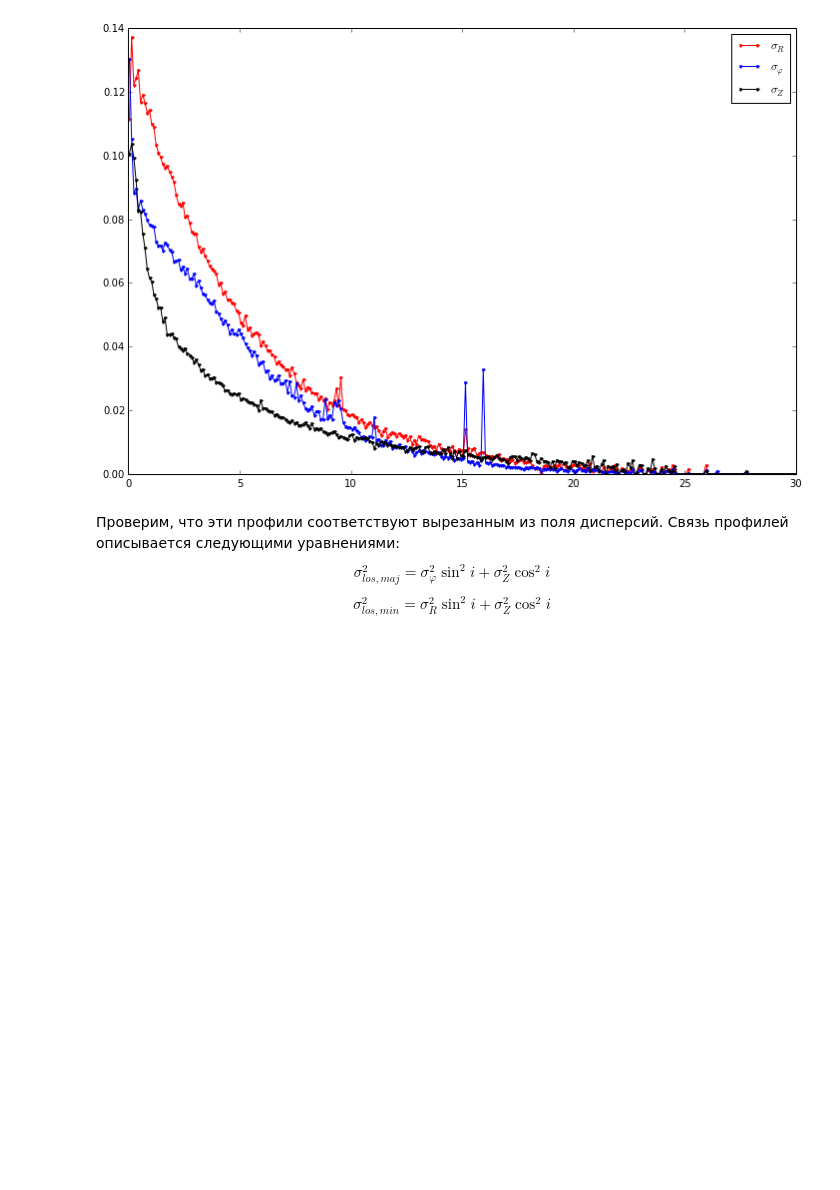
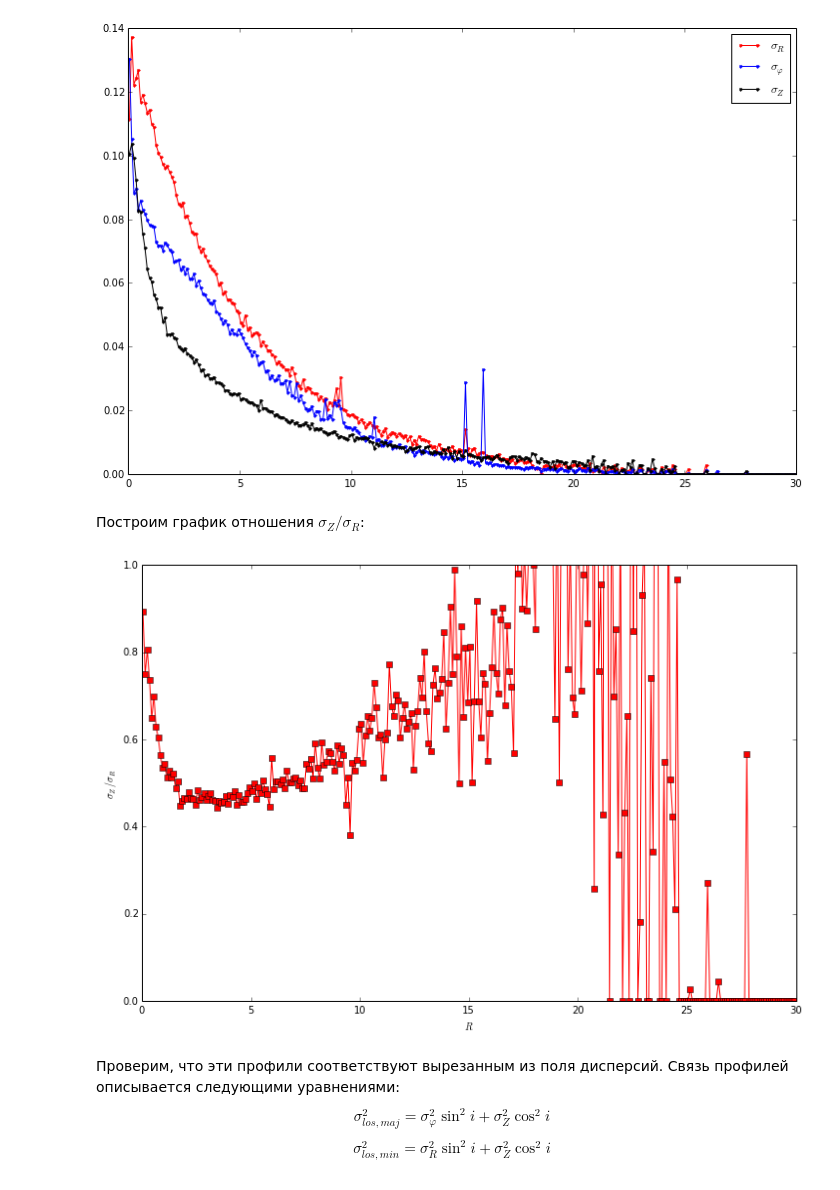
Before and after one commit to Amarchuk/2FInstability, a Jupyter notebook: notebooks/2FI Model galaxy.ipynb, the cells around one changed output. Drawn from its saved outputs; the diff is of its cells as text; code cells hidden in the pictures; blank space fills up the shorter version.

```diff
--- a/notebooks/2FI Model galaxy.ipynb
+++ b/notebooks/2FI Model galaxy.ipynb
@@ -242,6 +243,17 @@ plt.legend()
 plt.show()
 # %% [output]
 [figure]
+# %% [markdown]
+Построим график отношения $\sigma_Z/\sigma_R$:
+# %%
+plt.plot(sigR_real_radii, [sigZ_real[i]/(sigR_real[i]+0.001) for i in range(0, sigR_real.__len__())], 's-', color='red')
+plt.ylim(0, 1.0)
+plt.ylabel('$\sigma_Z/\sigma_R$')
+plt.xlabel('$R$')
+plt.legend()
+plt.show()
+# %% [output]
+[figure, added]
 # %% [markdown]
 Проверим, что эти профили соответствуют вырезанным из поля дисперсий. Связь профилей описывается следующими уравнениями: $$\sigma_{los,maj}^2=\sigma_{\varphi}^2\sin^2i+\sigma_Z^2\cos^2i$$ $$\sigma_{los,min}^2=\sigma_R^2\sin^2i+\sigma_Z^2\cos^2i$$
 # %%
```
Also changed, not shown: parts of 11 cells of this notebook.
